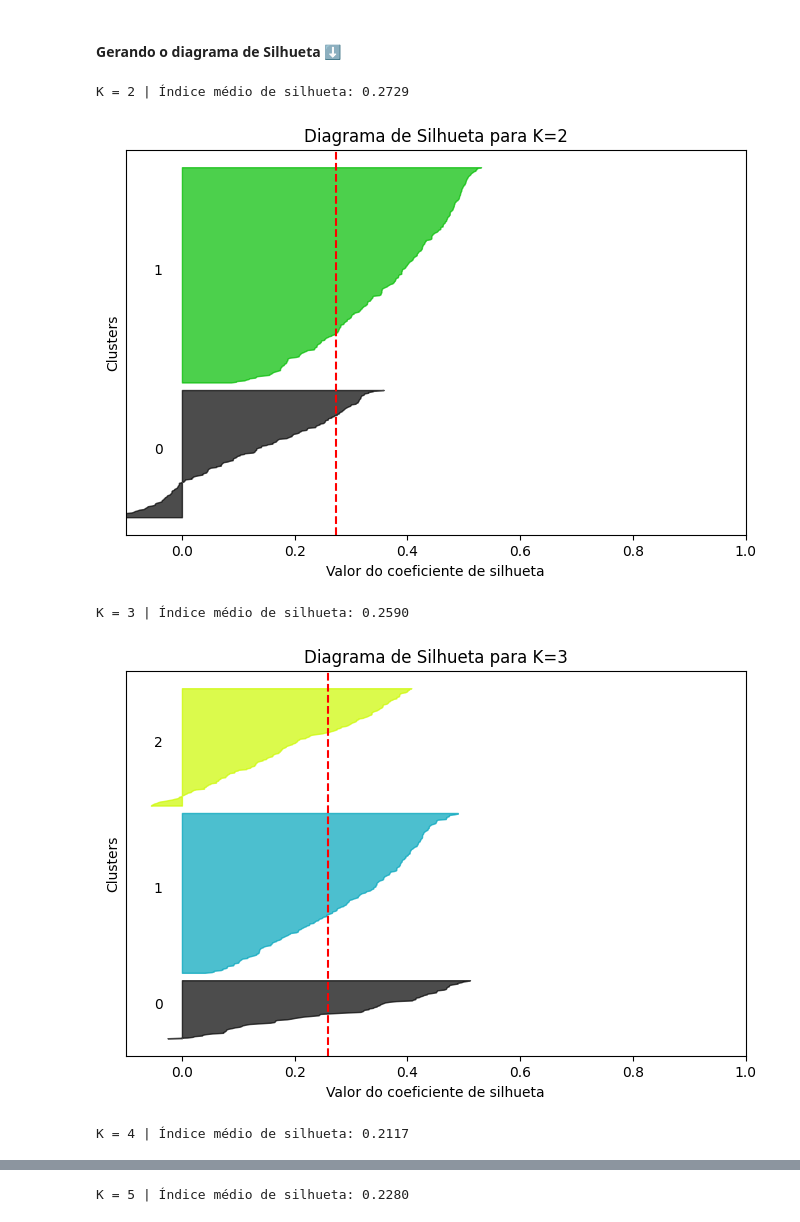
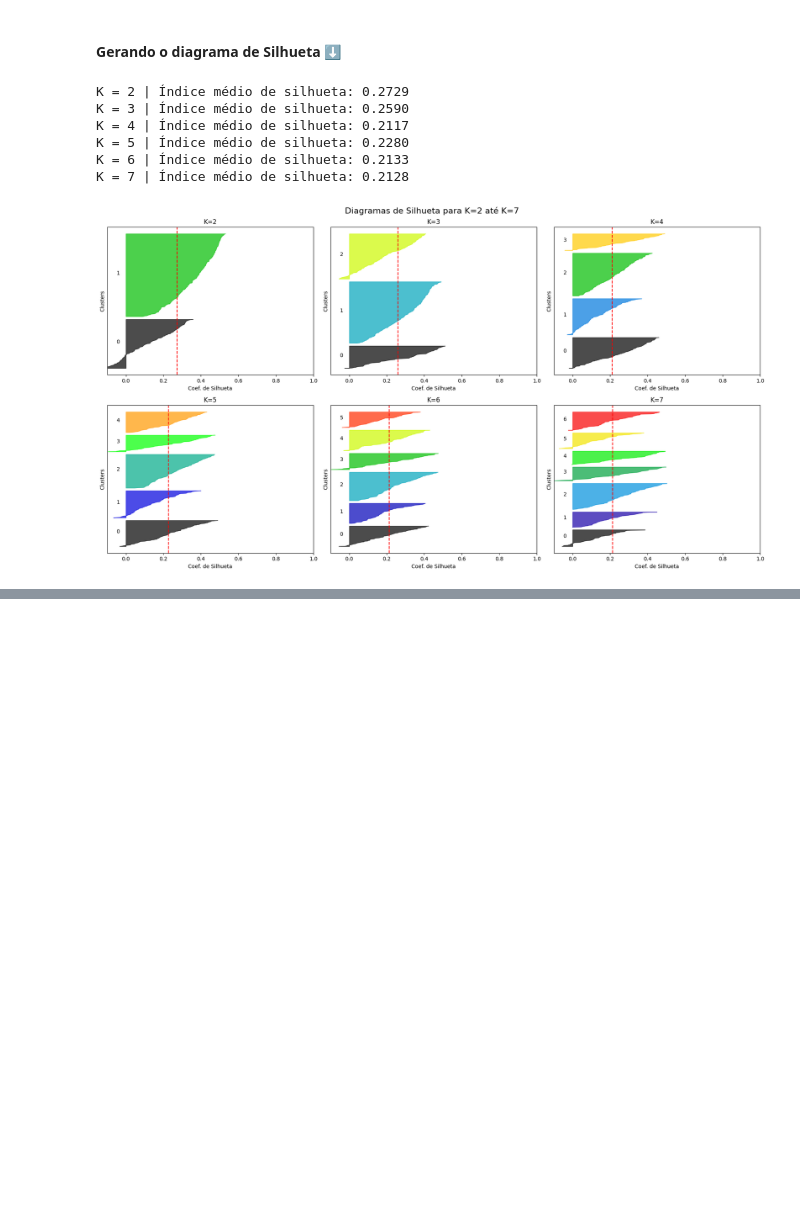
Before and after one commit to JoaoCordeir0/machine_learning_ufv, a Jupyter notebook: avaliacao3.ipynb, the cells around one changed output, grey strips where cells are left out. Drawn from its saved outputs; the diff is of its cells as text; code cells hidden in the pictures; blank space fills up the shorter version.

Commit message:
ajuste avaliação 3

```diff
--- a/avaliacao3.ipynb
+++ b/avaliacao3.ipynb
@@ -153,44 +162,60 @@ De K=1 → K=2 → K=3, há grandes quedas na inércia, de K=3 em diante, a iné
 # %% [markdown]
 #### Gerando o diagrama de Silhueta ⬇
 # %%
-range_k = [2, 3, 4, 5]
+# Definindo o intervalo de valores de K para testar
+range_k = [2, 3, 4, 5, 6, 7]
 
-for k in range_k:
-    fig, ax1 = plt.subplots(figsize=(8, 5))
+# Criando a grade de subplots para os diagramas de silhueta
+fig, axes = plt.subplots(nrows=2, ncols=3, figsize=(18, 10))
+axes = axes.flatten()
 
+# Loop para cada valor de K
+for idx, k in enumerate(range_k):
+    ax1 = axes[idx]
+
+    # Treinando o modelo KMeans e obtendo os rótulos dos clusters
     kmeans = KMeans(n_clusters=k, random_state=42)
     cluster_labels = kmeans.fit_predict(df_scaled)
 
+    # Calculando o índice médio de silhueta para o valor de K atual
     silhouette_avg = silhouette_score(df_scaled, cluster_labels)
     print(f"K = {k} | Índice médio de silhueta: {silhouette_avg:.4f}")
 
+    # Calculando os valores individuais de silhueta para cada amostra
     sample_silhouette_values = silhouette_samples(df_scaled, cluster_labels)
 
     y_lower = 10
+    # Para cada cluster, plota a silhueta dos pontos pertencentes a ele
     for i in range(k):
         ith_cluster_silhouette_values = sample_silhouette_values[cluster_labels == i]
         ith_cluster_silhouette_values.sort()
 
         size_cluster_i = ith_cluster_silhouette_values.shape[0]
         y_upper = y_lower + size_cluster_i
 
         color = cm.nipy_spectral(float(i) / k)
         ax1.fill_betweenx(np.arange(y_lower, y_upper), 0, ith_cluster_silhouette_values, facecolor=color, edgecolor=color, alpha=0.7)
 
         ax1.text(-0.05, y_lower + 0.5 * size_cluster_i, str(i))
         y_lower = y_upper + 10
 
-    ax1.set_title(f"Diagrama de Silhueta para K={k}")
-    ax1.set_xlabel("Valor do coeficiente de silhueta")
+    # Configurações do gráfico
+    ax1.set_title(f"K={k}")
+    ax1.set_xlabel("Coef. de Silhueta")
     ax1.set_ylabel("Clusters")
-
     ax1.axvline(x=silhouette_avg, color="red", linestyle="--")
     ax1.set_yticks([])
     ax1.set_xlim([-0.1, 1])
-    plt.show()
+
+# Título geral e ajustes finais
+fig.suptitle("Diagramas de Silhueta para K=2 até K=7", fontsize=16)
+plt.tight_layout()
+plt.show()
 # %% [output]
 K = 2 | Índice médio de silhueta: 0.2729
+K = 3 | Índice médio de silhueta: 0.2590
+K = 4 | Índice médio de silhueta: 0.2117
+K = 5 | Índice médio de silhueta: 0.2280
+K = 6 | Índice médio de silhueta: 0.2133
+K = 7 | Índice médio de silhueta: 0.2128
-[figure, old version]
+[figure, new version]
-K = 3 | Índice médio de silhueta: 0.2590
-[figure, removed]
-K = 4 | Índice médio de silhueta: 0.2117
@@ -198 +221,0 @@ K = 4 | Índice médio de silhueta: 0.2117
-K = 5 | Índice médio de silhueta: 0.2280
```
Also changed, not shown: parts of 11 cells of this notebook, 1 other file.
